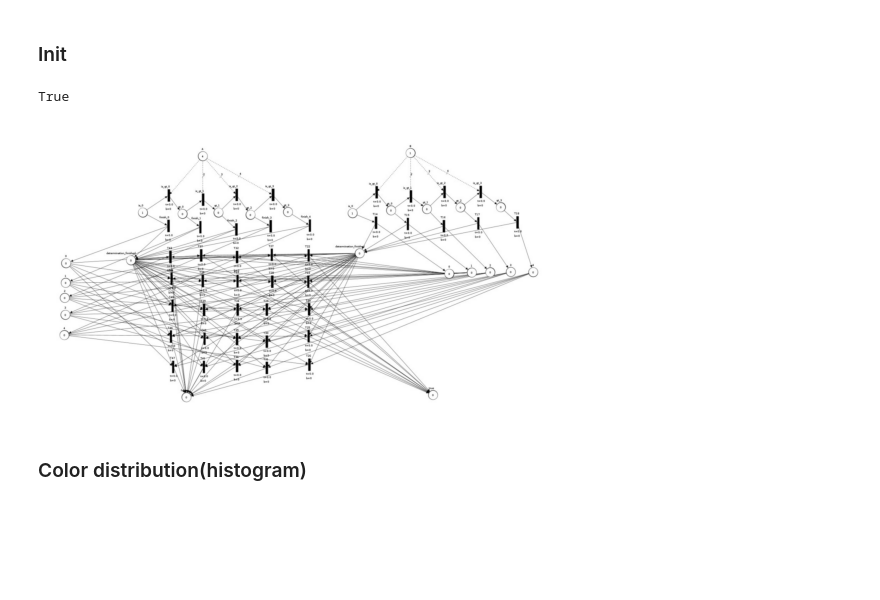
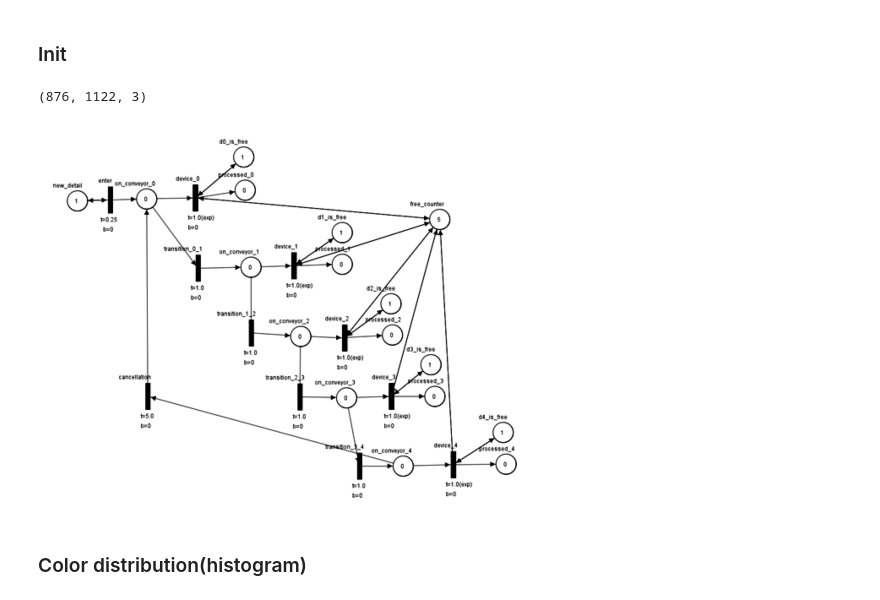
Before and after one commit to sam0ed/sketch2pnml, a Jupyter notebook: src/experiment.ipynb, the cells around one changed output. Cells and saved outputs as stored; diff of their text form; code cells hidden in the pictures; blank space fills up the shorter version.

```diff
--- a/src/experiment.ipynb
+++ b/src/experiment.ipynb
@@ -13,33 +18,33 @@ import os
-# %%
-model_dir = '../models'
-os.makedirs(model_dir, exist_ok=True)
-
-image_path = '../assets/else/sunset-lake-landscape-illustration-free-vector.jpg'
-image_path = '../assets/else/arrows.png'
-# image_path = '../assets/internet/petri_net_5.png'
-image_path = '../assets/local/complex_petri_1.jpg'
-# image_path = '../assets/local/complex_petri_2_temp.png'
-# image_path = '../assets/local/mid_petri_1_temp.png'
-# image_path = '../assets/local/simple_petri_1.jpg'
-# image_path = '../assets/else/dogs.jpeg'
-# image_path = '../assets/else/overlapped.png'
-# image_path = '../assets/else/padded_image.png'
-
-
-image = cv2.imread(image_path)
-image = upscale_image(image, 2040)
-image_gray = cv2.cvtColor(image, cv2.COLOR_BGR2GRAY)
-image_inverted = cv2.bitwise_not(image_gray)
-
-plt.imshow(image_gray, cmap='gray')
-plt.axis('off')
-
-image.shape
-# save the image to the postprocessed directory
-cv2.imwrite(f'../assets/postprocessed/upscaled_image.png', image)
-# %% [output]
-True
-[figure, removed]
+# %%
+model_dir = '../models'
+os.makedirs(model_dir, exist_ok=True)
+
+img_path = '../data/else/sunset-lake-landscape-illustration-free-vector.jpg'
+img_path = '../data/else/arrows.png'
+img_path = '../data/else/dogs.jpeg'
+img_path = '../data/else/overlapped.png'
+img_path = '../data/else/padded_image.png'
+
+img_path = '../data/local/simple_petri_1.jpg'
+img_path = '../data/local/complex_petri_1.jpg'
+img_path = '../data/local/complex_petri_2_temp.png'
+img_path = '../data/local/mid_petri_1.png'
+
+img_path = '../data/morphed/mid_petri_1_1.5_contrast.png'
+
+# img_path = '../data/internet/hand_drawn_petri.jpg'
+
+img = cv2.imread(img_path)
+img_gray = cv2.cvtColor(img, cv2.COLOR_BGR2GRAY)
+img_inverted = cv2.bitwise_not(img_gray)
+
+plt.imshow(img_gray, cmap='gray')
+plt.axis('off')
+
+img.shape
+# %% [output]
+(876, 1122, 3)
+[figure, added]
 # %% [markdown]
 ### Color distribution(histogram)
 # %%
```
Also changed, not shown: parts of 33 cells of this notebook, 57 other files.
